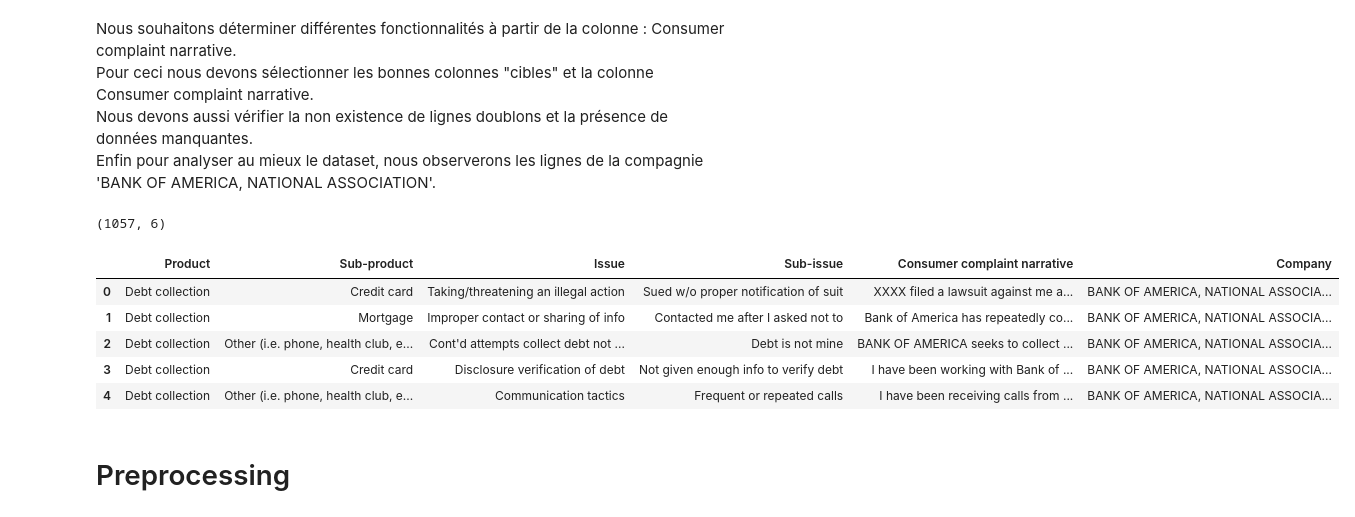
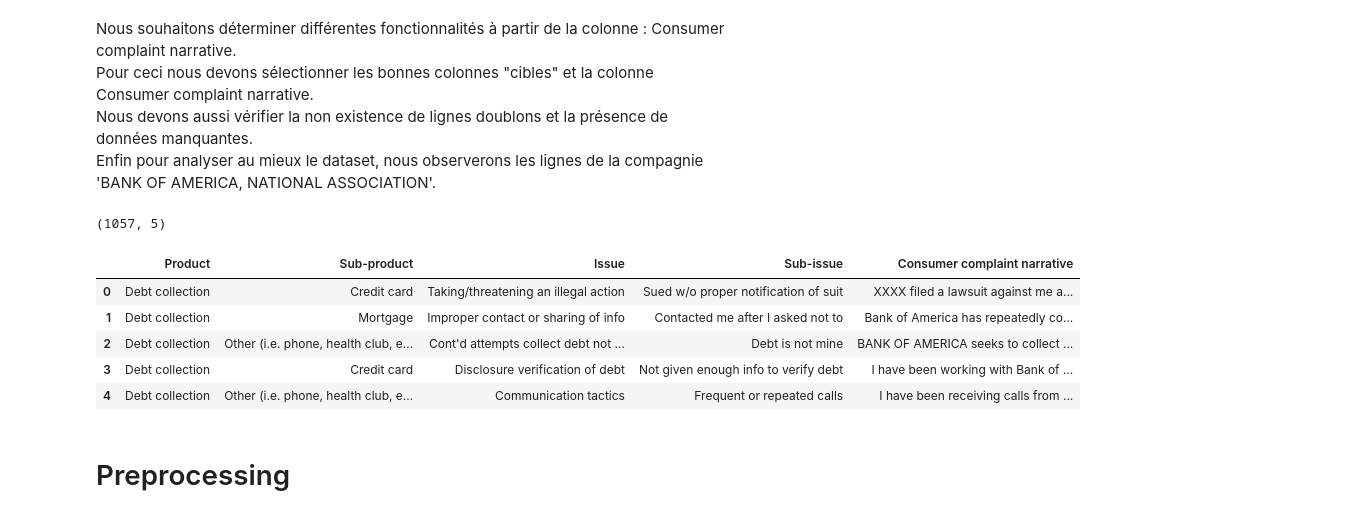
Before and after one commit to Tpacape/Sentence-Similarity, a Jupyter notebook: clusterisation/Google Sentence Encoder for Thalès.ipynb, the cells around one changed output. Cells and saved outputs as stored; diff of their text form; code cells hidden in the pictures.

```diff
--- a/clusterisation/Google Sentence Encoder for Thalès.ipynb
+++ b/clusterisation/Google Sentence Encoder for Thalès.ipynb
@@ -67,24 +92,26 @@ Nous souhaitons déterminer différentes fonctionnalités à partir de la colonn
 Pour ceci nous devons sélectionner les bonnes colonnes "cibles" et la colonne Consumer complaint narrative.<br>
 Nous devons aussi vérifier la non existence de lignes doublons et la présence de données manquantes.<br>
 Enfin pour analyser au mieux le dataset, nous observerons les lignes de la compagnie 'BANK OF AMERICA, NATIONAL ASSOCIATION'.
+# %%
+usefulColumns = ["Product", "Sub-product", "Issue", "Sub-issue", "Consumer complaint narrative"]
+usefulCompany = 'BANK OF AMERICA, NATIONAL ASSOCIATION'
 # %%
-usefulColumns = ["Product", "Sub-product", "Issue", "Sub-issue", "Consumer complaint narrative", "Company"]
+dfTickets = dfTickets[dfTickets['Company'] == usefulCompany]
 dfTickets = dfTickets[usefulColumns]
 dfTickets = dfTickets.drop_duplicates()
 dfTickets = dfTickets.dropna()
-dfTickets = dfTickets[dfTickets['Company'] == 'BANK OF AMERICA, NATIONAL ASSOCIATION']
 dfTickets = dfTickets.reset_index(drop=True)
 
 print(dfTickets.shape)
 dfTickets.head()
 # %% [output]
-(1057, 6)
+(1057, 5)
-|  | Product | Sub-product | Issue | Sub-issue | Consumer complaint narrative | Company |
-| 0 | Debt collection | Credit card | Taking/threatening an illegal action | Sued w/o proper notification of suit | XXXX filed a lawsuit against me a... | BANK OF AMERICA, NATIONAL ASSOCIA... |
-| 1 | Debt collection | Mortgage | Improper contact or sharing of info | Contacted me after I asked not to | Bank of America has repeatedly co... | BANK OF AMERICA, NATIONAL ASSOCIA... |
-| 2 | Debt collection | Other (i.e. phone, health club, e... | Cont'd attempts collect debt not ... | Debt is not mine | BANK OF AMERICA seeks to collect ... | BANK OF AMERICA, NATIONAL ASSOCIA... |
-| 3 | Debt collection | Credit card | Disclosure verification of debt | Not given enough info to verify debt | I have been working with Bank of ... | BANK OF AMERICA, NATIONAL ASSOCIA... |
-| 4 | Debt collection | Other (i.e. phone, health club, e... | Communication tactics | Frequent or repeated calls | I have been receiving calls from ... | BANK OF AMERICA, NATIONAL ASSOCIA... |
+|  | Product | Sub-product | Issue | Sub-issue | Consumer complaint narrative |
+| 0 | Debt collection | Credit card | Taking/threatening an illegal action | Sued w/o proper notification of suit | XXXX filed a lawsuit against me a... |
+| 1 | Debt collection | Mortgage | Improper contact or sharing of info | Contacted me after I asked not to | Bank of America has repeatedly co... |
+| 2 | Debt collection | Other (i.e. phone, health club, e... | Cont'd attempts collect debt not ... | Debt is not mine | BANK OF AMERICA seeks to collect ... |
+| 3 | Debt collection | Credit card | Disclosure verification of debt | Not given enough info to verify debt | I have been working with Bank of ... |
+| 4 | Debt collection | Other (i.e. phone, health club, e... | Communication tactics | Frequent or repeated calls | I have been receiving calls from ... |
 # %% [markdown]
 # Preprocessing
 # %% [markdown]
```
Also changed, not shown: parts of 75 cells of this notebook, 5 other files.
